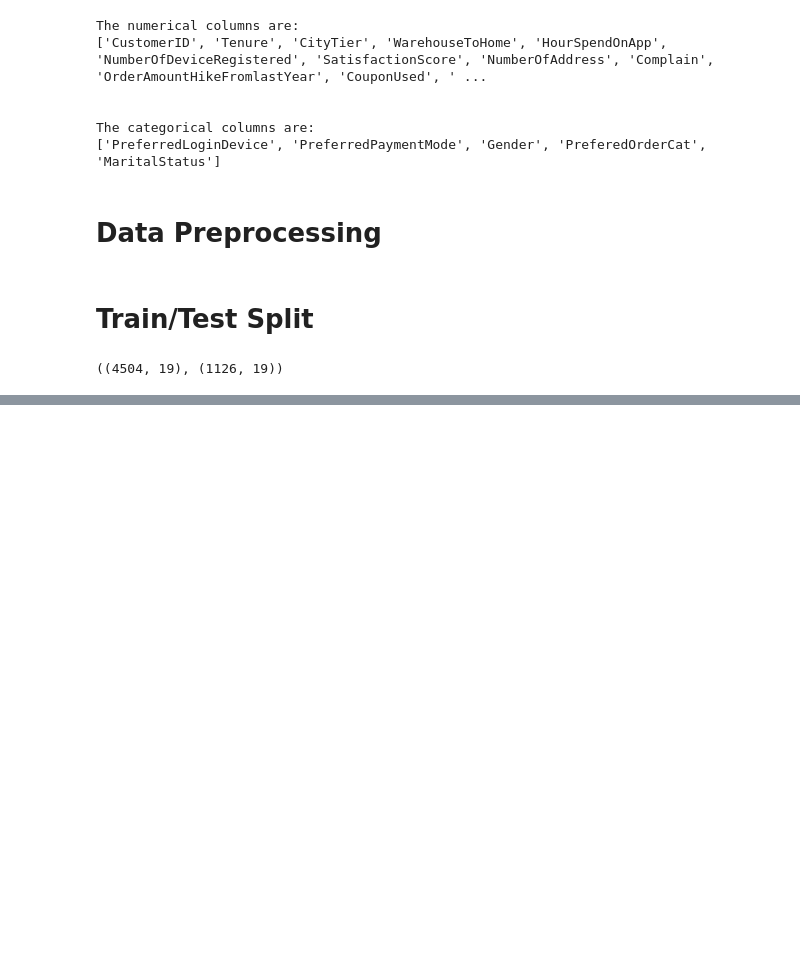
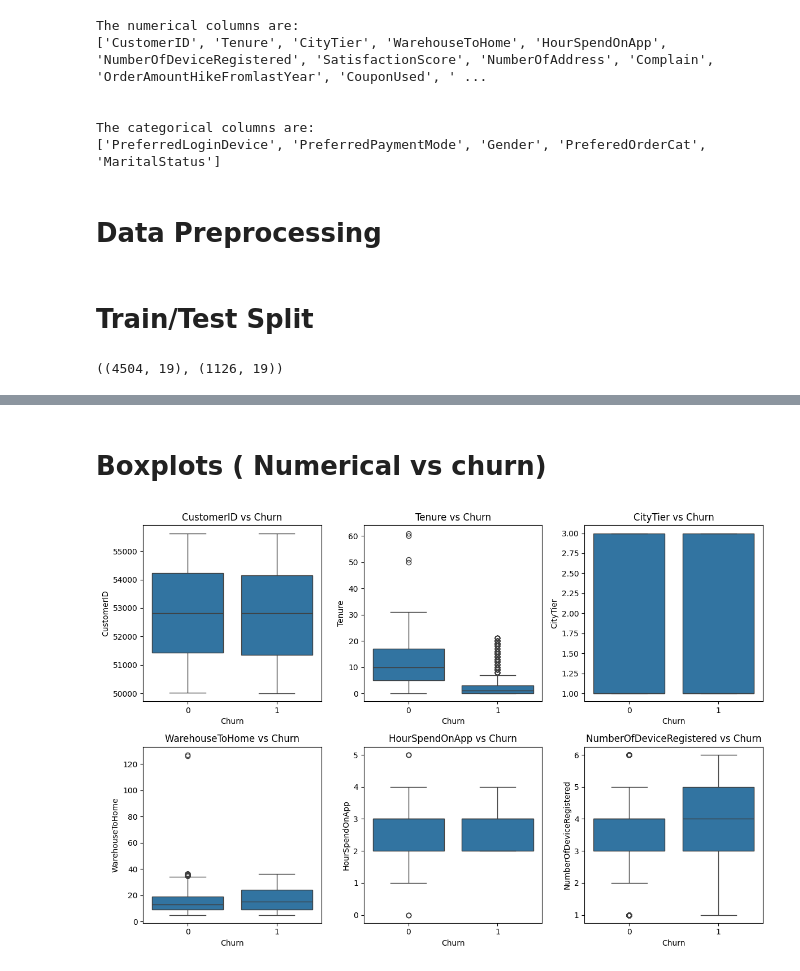
Before and after one commit to WebMLAIdev/Assignment4-CSCN8030-LobLaws, a Jupyter notebook: notebook.ipynb, the cells around one changed output, grey strips where cells are left out. Drawn from its saved outputs; the diff is of its cells as text; code cells hidden in the pictures; blank space fills up the shorter version.

```diff
--- a/notebook.ipynb
+++ b/notebook.ipynb
@@ -138,0 +255,14 @@ X_train.shape, X_test.shape
+# %% [markdown]
+# Boxplots ( Numerical vs churn)
+# %%
+# Visualizing distribution of numeric columns by churn status.
+plt.figure(figsize=(12, 8))
+for i, col in enumerate(numeric_cols[:6]):
+    plt.subplot(2, 3, i + 1)
+    sns.boxplot(x=df['Churn'], y=df[col])
+    plt.title(f"{col} vs Churn")
+
+plt.tight_layout()
+plt.show()
+# %% [output]
+[figure, added]
```
Also changed, not shown: parts of 22 cells of this notebook.
